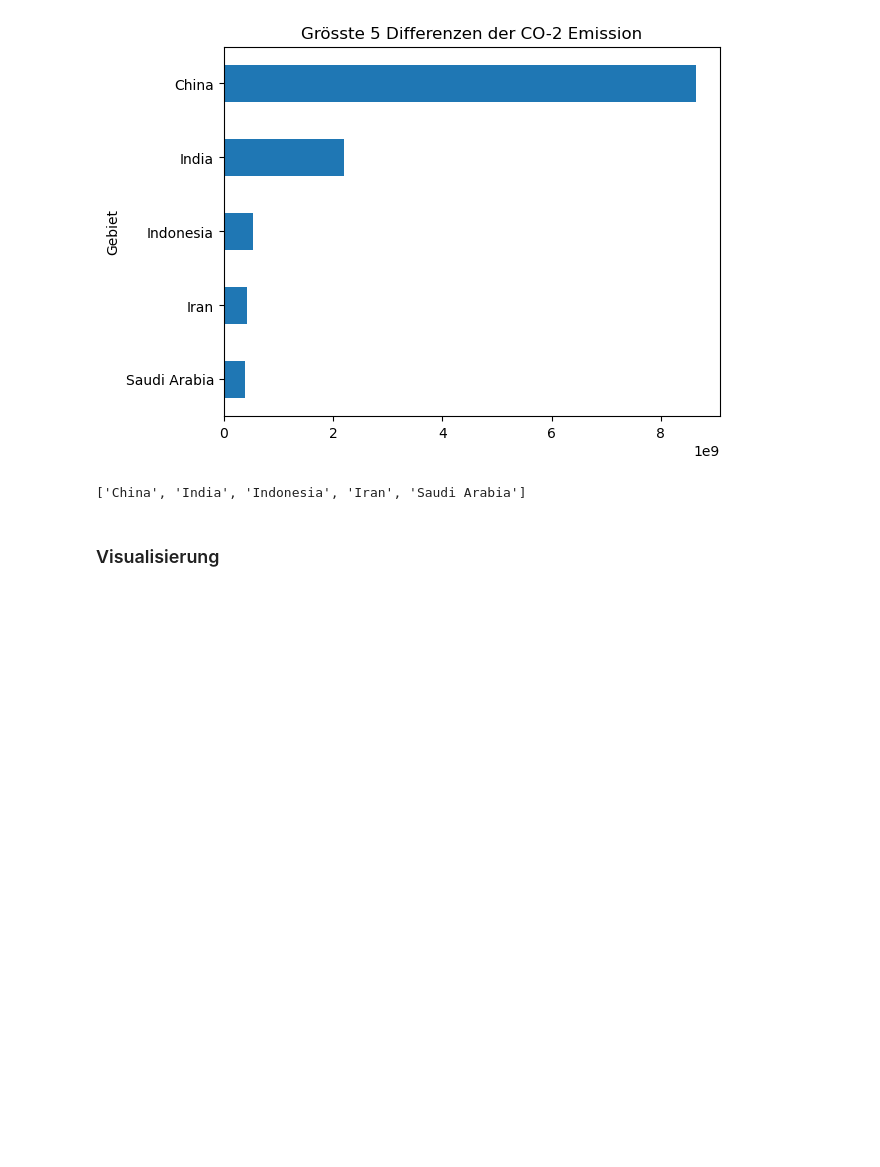
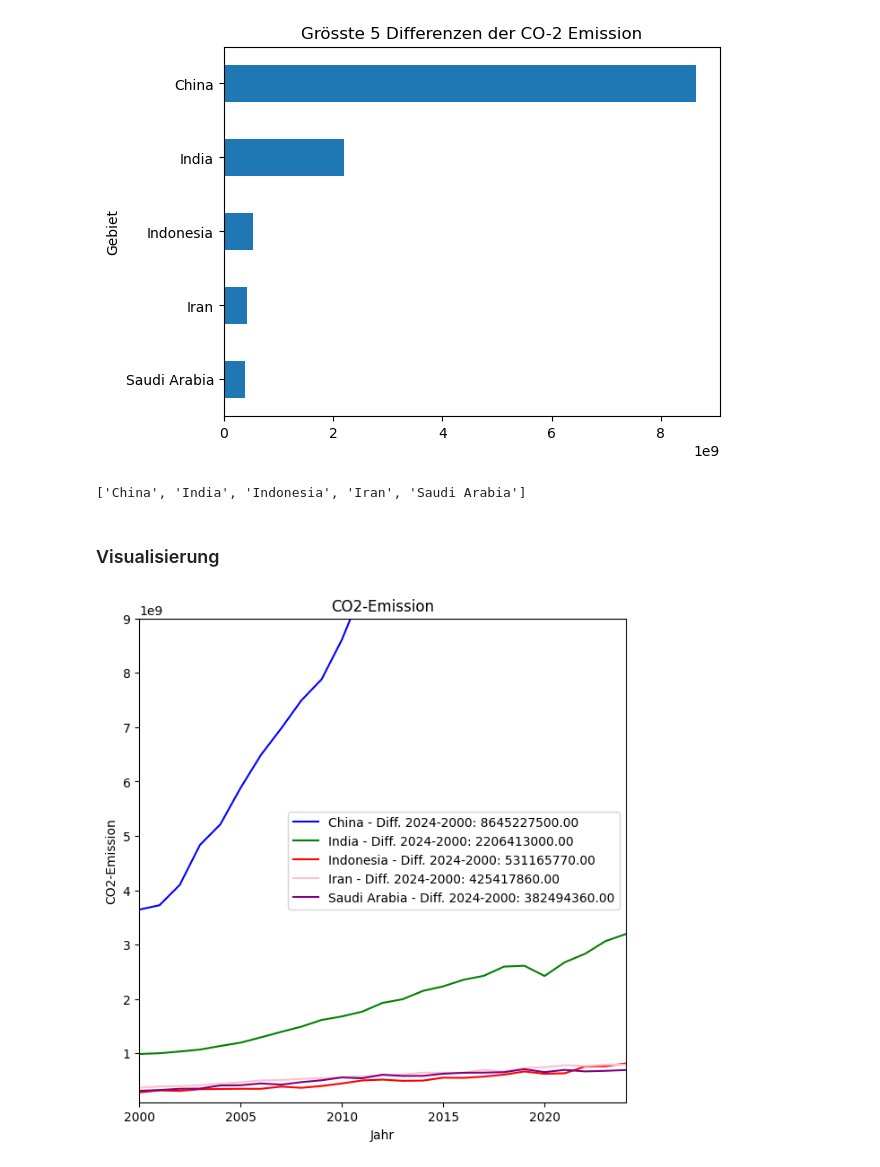
Before and after one commit to itulahjess/LN_2_Github_Python, a Jupyter notebook: Analyse.ipynb, the cells around one changed output. Cells and saved outputs as stored; diff of their text form; code cells hidden in the pictures; blank space fills up the shorter version.

Commit message:
diagramme done

```diff
--- a/Analyse.ipynb
+++ b/Analyse.ipynb
@@ -203,3 +203,21 @@ print(Gebiets_liste)
 # %%
 start_year = base_year = df_pivot.index.min()
 df_norm = df_pivot.div(df_pivot.loc[base_year]).mul(100)
+# %%
+color_dict = {
+    'China': 'blue',
+    'India': 'green',
+    'Indonesia': 'red',
+    'Iran': 'pink',
+    'Saudi Arabia': 'purple'
+}
+
+for gebiet in Gebiets_liste:
+    diff = diffs[gebiet]
+    g = df_pivot.loc[gebiet].plot(title='CO2-Emission', xlabel='Jahr', ylabel=f'CO2-Emission', legend=True,
+                                  label=f'{gebiet} - Diff. 2024-2000: {diff:.2f}',
+                                  xlim=[2000,2024], ylim=[100000000,9000000000],
+                                  color=color_dict[gebiet],
+                                  figsize=(7,7))
+# %% [output]
+[figure, added]
```
